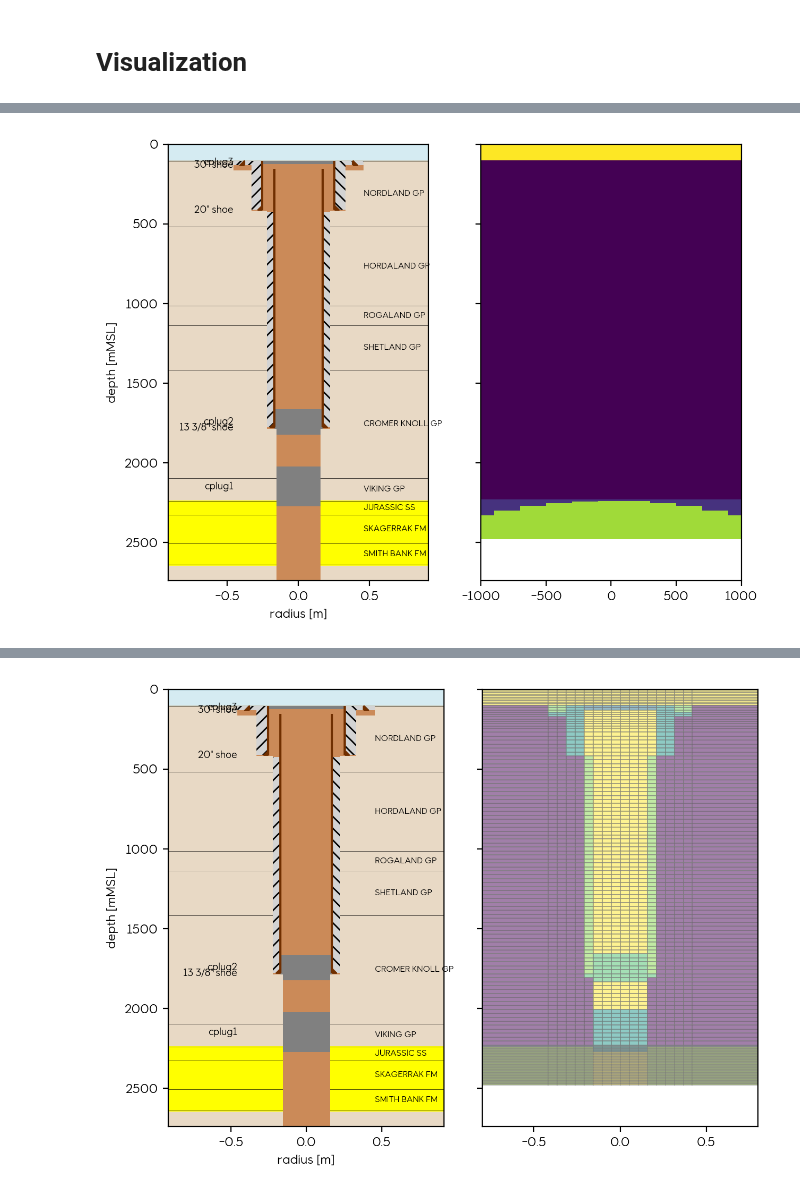
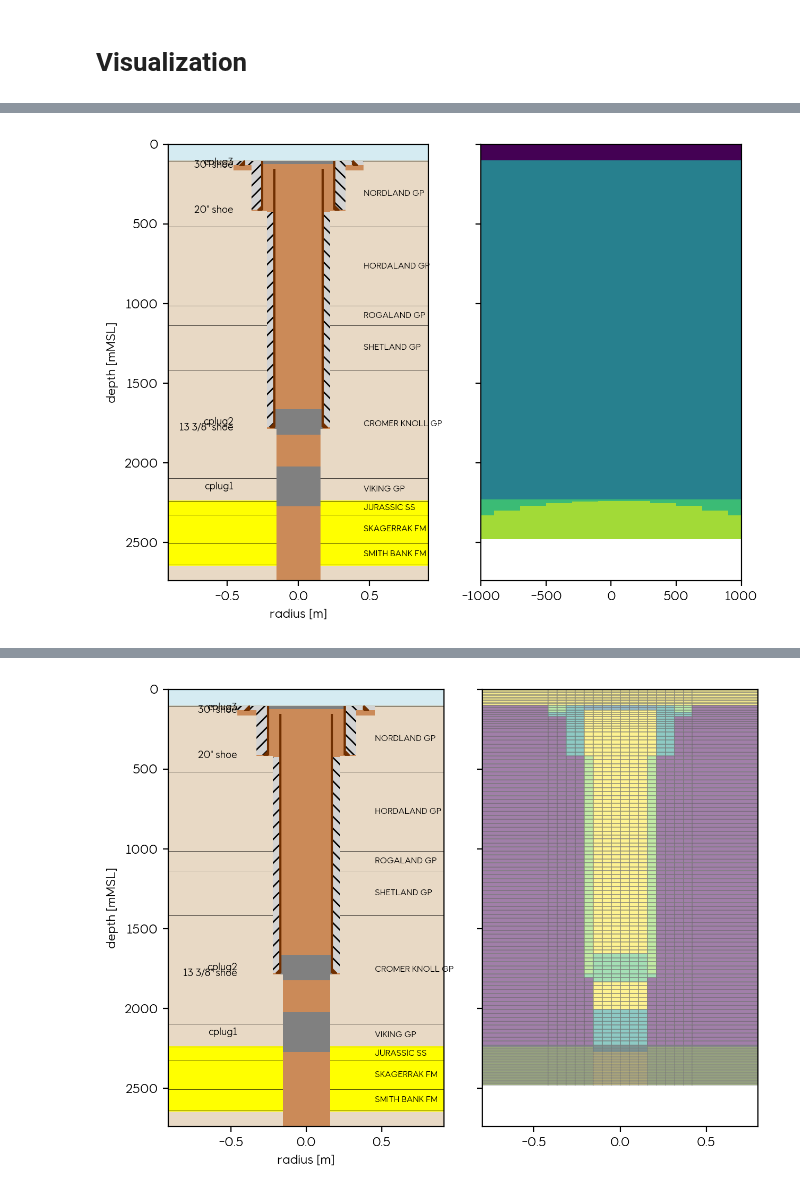
Before and after one commit to equinor/WINC_OnePager, a Jupyter notebook: notebooks/pflotran_gap.ipynb, the cells around one changed output, grey strips where cells are left out. Drawn from its saved outputs; the diff is of its cells as text; code cells hidden in the pictures.

Commit message:
Update display of FIPLEG on notebook

```diff
--- a/notebooks/pflotran_gap.ipynb
+++ b/notebooks/pflotran_gap.ipynb
@@ -268,7 +284,7 @@ inspect.getfile(plot_grid)
 # %%
 # coarse grid
 grid_coarse = lgr.grid_coarse
 
-plot_grid(my_well, grid_coarse)
+plot_grid(my_well, grid_coarse, prop='FIPLEG')
 # %% [output]
-[figure, old version]
+[figure, new version]
```
Also changed, not shown: parts of 8 cells of this notebook.
